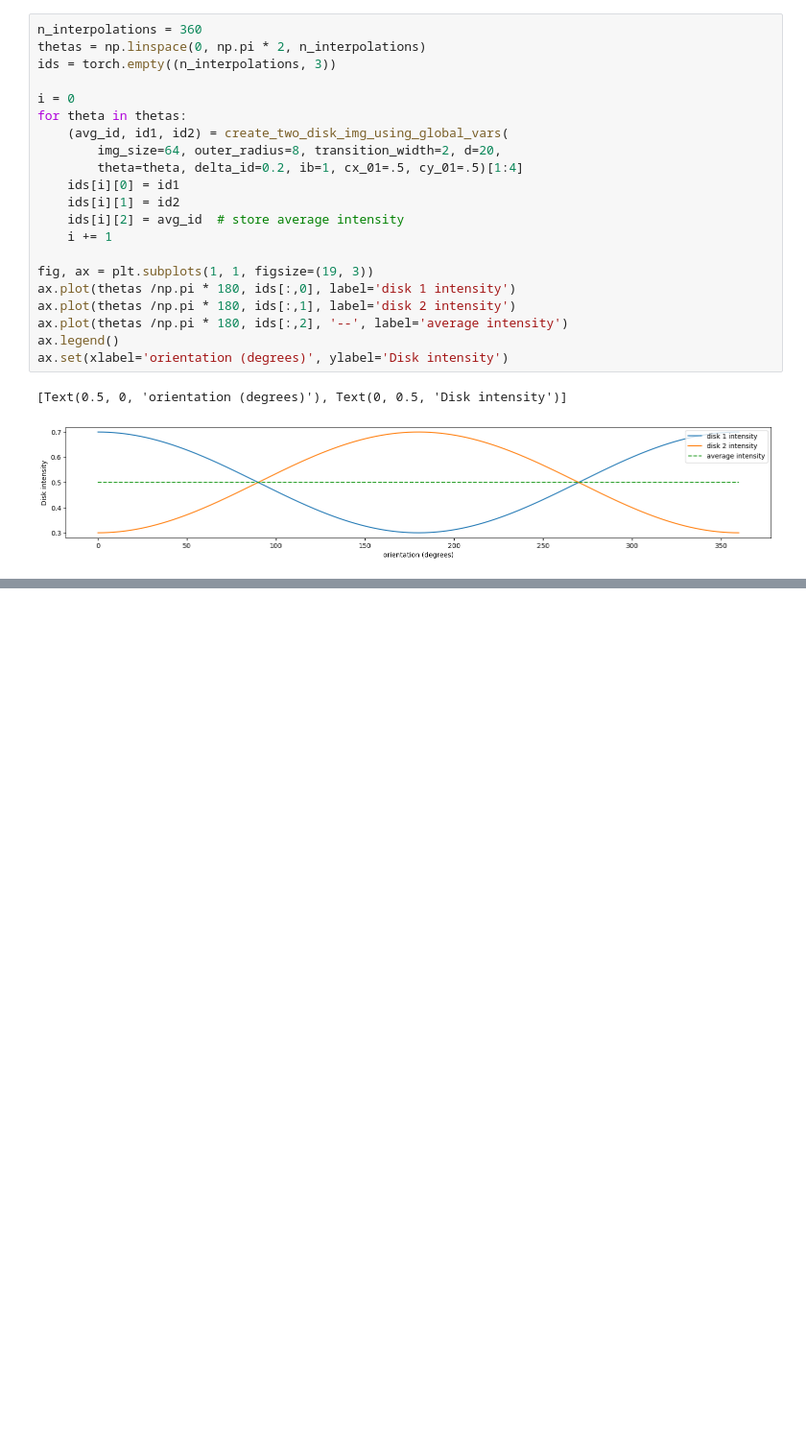
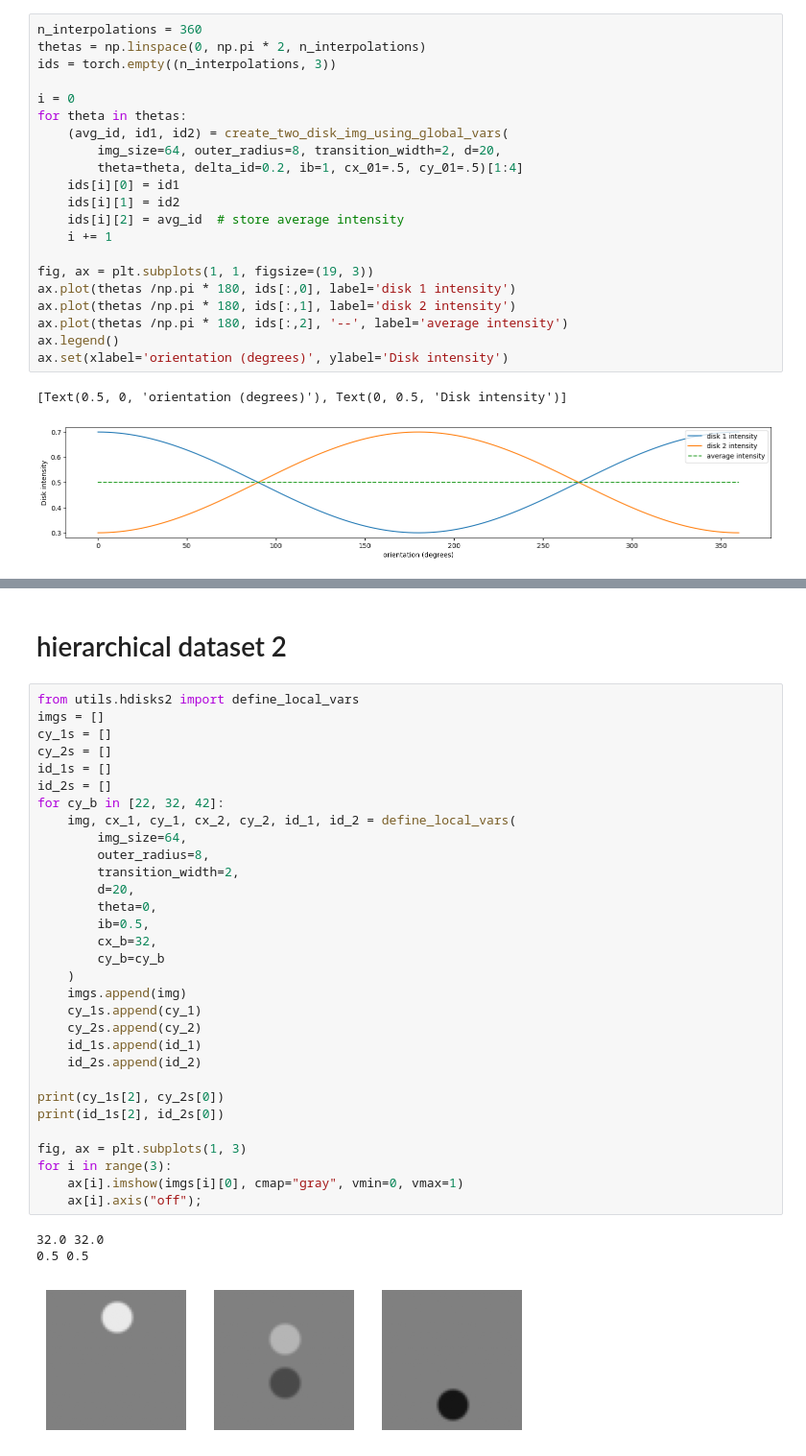
Before and after one commit to lyob/hdiva, a Jupyter notebook: a_datasets/disks.ipynb, the cells around one changed output, grey strips where cells are left out. Shown at 96% size. Drawn from its saved outputs; the diff is of its cells as text; blank space fills up the shorter version.

```diff
--- a/a_datasets/disks.ipynb
+++ b/a_datasets/disks.ipynb
@@ -306,3 +306,40 @@ for i in range(6):
 fig.tight_layout()
 # %% [output]
 [figure]
+# %% [markdown]
+# hierarchical dataset 2
+# %%
+from utils.hdisks2 import define_local_vars
+imgs = []
+cy_1s = []
+cy_2s = []
+id_1s = []
+id_2s = []
+for cy_b in [22, 32, 42]:
+    img, cx_1, cy_1, cx_2, cy_2, id_1, id_2 = define_local_vars(
+        img_size=64,
+        outer_radius=8,
+        transition_width=2,
+        d=20,
+        theta=0,
+        ib=0.5,
+        cx_b=32,
+        cy_b=cy_b
+    )
+    imgs.append(img)
+    cy_1s.append(cy_1)
+    cy_2s.append(cy_2)
+    id_1s.append(id_1)
+    id_2s.append(id_2)
+
+print(cy_1s[2], cy_2s[0])
+print(id_1s[2], id_2s[0])
+
+fig, ax = plt.subplots(1, 3)
+for i in range(3):
+    ax[i].imshow(imgs[i][0], cmap="gray", vmin=0, vmax=1)
+    ax[i].axis("off");
+# %% [output]
+32.0 32.0
+0.5 0.5
+[figure, added]
```
Also changed, not shown: parts of 10 cells of this notebook, 8 other files.
